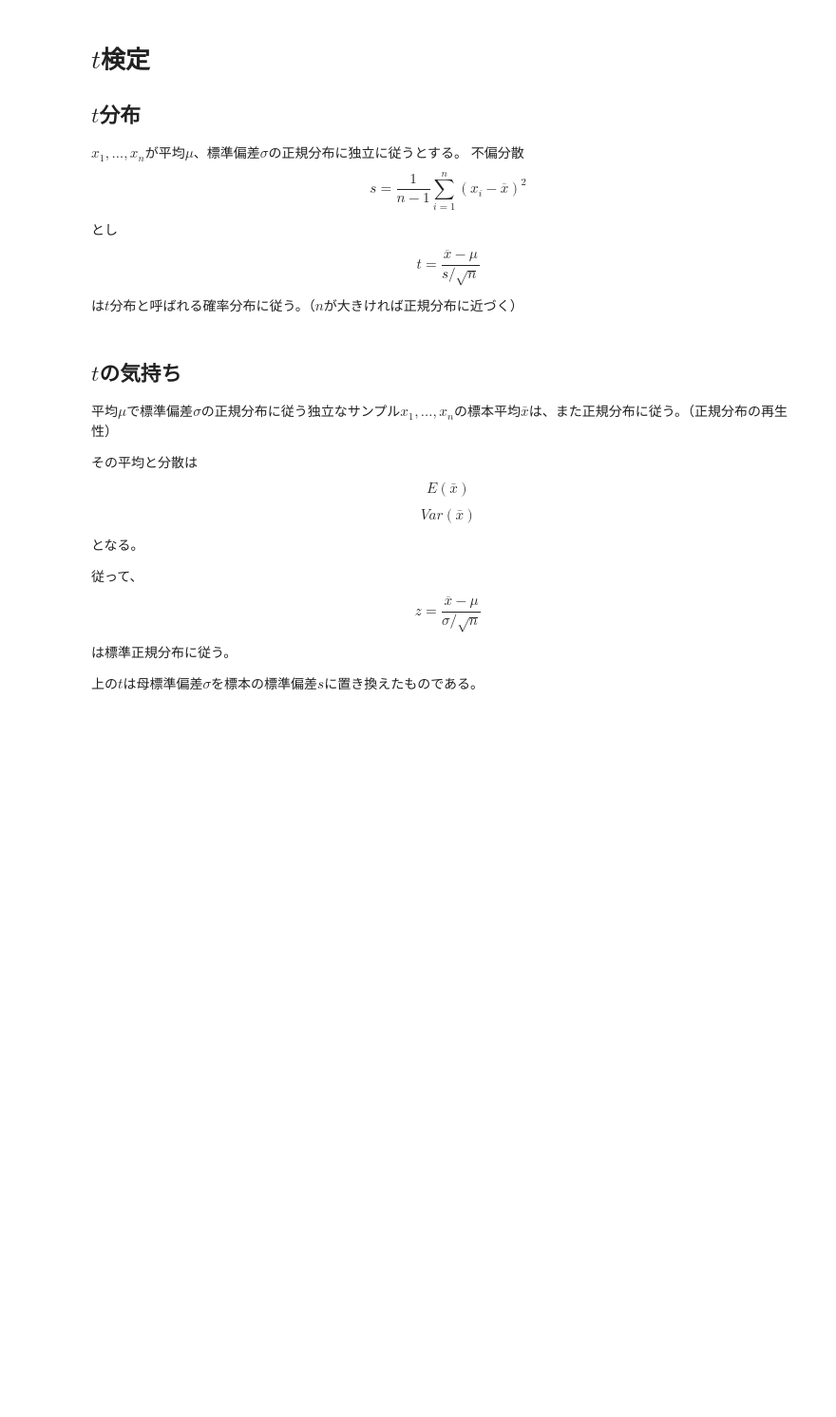
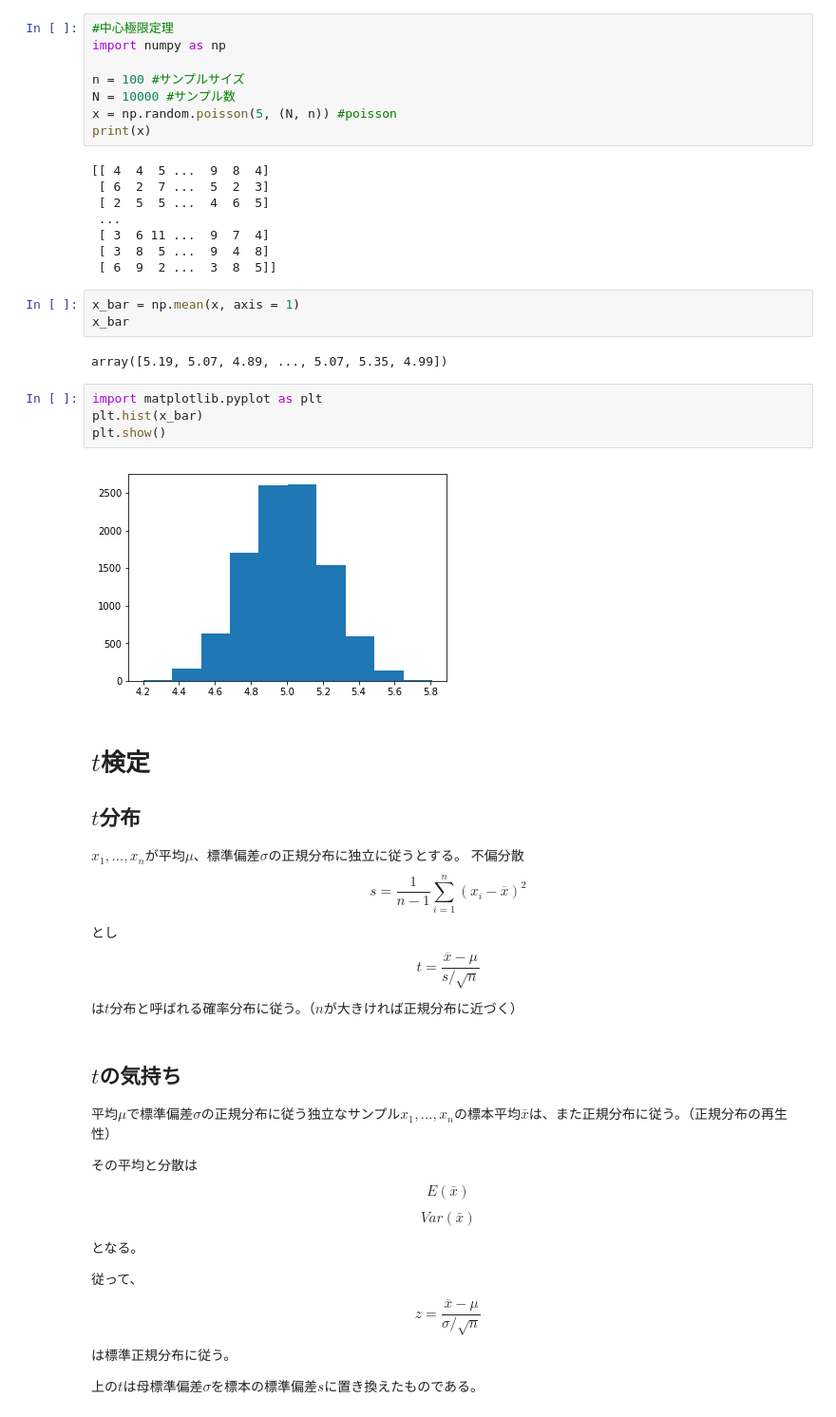
Before and after one commit to unaoya/pystat, a Jupyter notebook: test.ipynb, the cells around one changed output. Shown at 95% size. Drawn from its saved outputs; the diff is of its cells as text; blank space fills up the shorter version.

```diff
--- a/test.ipynb
+++ b/test.ipynb
@@ -1,3 +1,30 @@
+# %%
+#中心極限定理
+import numpy as np
+
+n = 100 #サンプルサイズ
+N = 10000 #サンプル数
+x = np.random.poisson(5, (N, n)) #poisson
+print(x)
+# %% [output]
+[[ 4  4  5 ...  9  8  4]
+ [ 6  2  7 ...  5  2  3]
+ [ 2  5  5 ...  4  6  5]
+ ...
+ [ 3  6 11 ...  9  7  4]
+ [ 3  8  5 ...  9  4  8]
+ [ 6  9  2 ...  3  8  5]]
+# %%
+x_bar = np.mean(x, axis = 1)
+x_bar
+# %% [output]
+array([5.19, 5.07, 4.89, ..., 5.07, 5.35, 4.99])
+# %%
+import matplotlib.pyplot as plt
+plt.hist(x_bar)
+plt.show()
+# %% [output]
+[figure, added]
 # %% [markdown]
 # $t$検定
 
```
